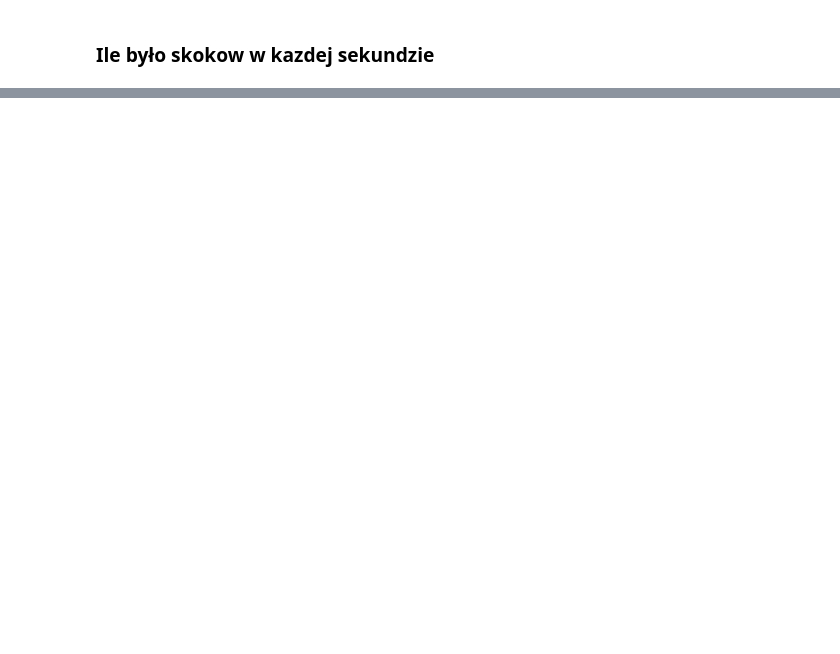
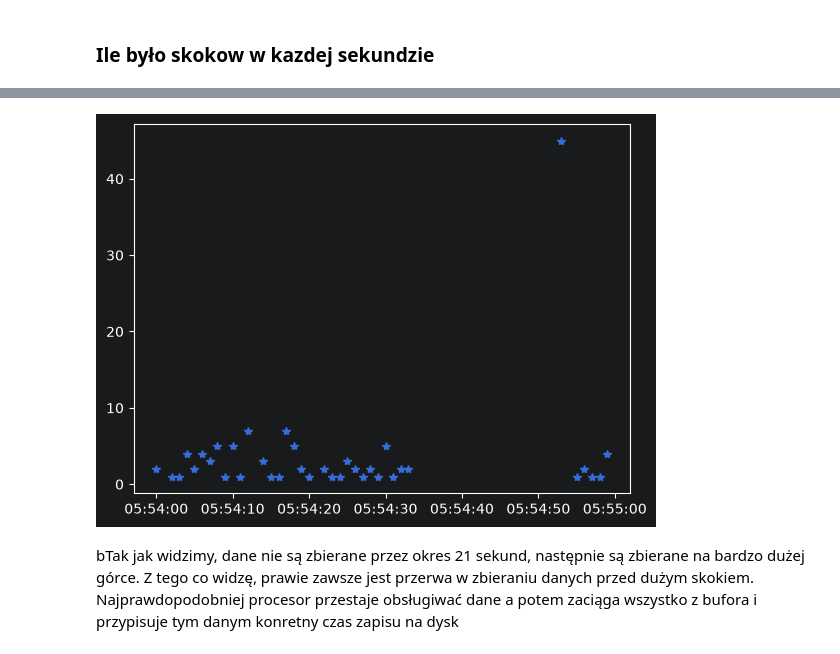
Before and after one commit to wiedzmin1414/bitcoin-node-data, a Jupyter notebook: analiza_skokow_w_sekundzie.ipynb, the cells around one changed output, grey strips where cells are left out. Cells and saved outputs as stored; diff of their text form; code cells hidden in the pictures; blank space fills up the shorter version.

```diff
--- a/analiza_skokow_w_sekundzie.ipynb
+++ b/analiza_skokow_w_sekundzie.ipynb
@@ -662,0 +212,6 @@ MemoryError: Unable to allocate 819. GiB for an array with shape (9999, 10999170
+# %%
+start = pd.Timestamp('2025-08-11 05:54:00')
+end = pd.Timestamp('2025-08-11 05:55:00')
+
+to_plot = df_filtered.loc[start:end]
+to_plot
@@ -662,0 +236,7 @@ MemoryError: Unable to allocate 819. GiB for an array with shape (9999, 10999170
+# %%
+plt.plot(to_plot, "*")
+plt.show()
+# %% [output]
+[figure, added]
+# %% [markdown]
+bTak jak widzimy, dane nie są zbierane przez okres 21 sekund, następnie są zbierane na bardzo dużej górce. Z tego co widzę, prawie zawsze jest przerwa w zbieraniu danych przed dużym skokiem. Najprawdopodobniej procesor przestaje obsługiwać dane a potem zaciąga wszystko z bufora i przypisuje tym danym konretny czas zapisu na dysk
```
Also changed, not shown: parts of 130 cells of this notebook.
